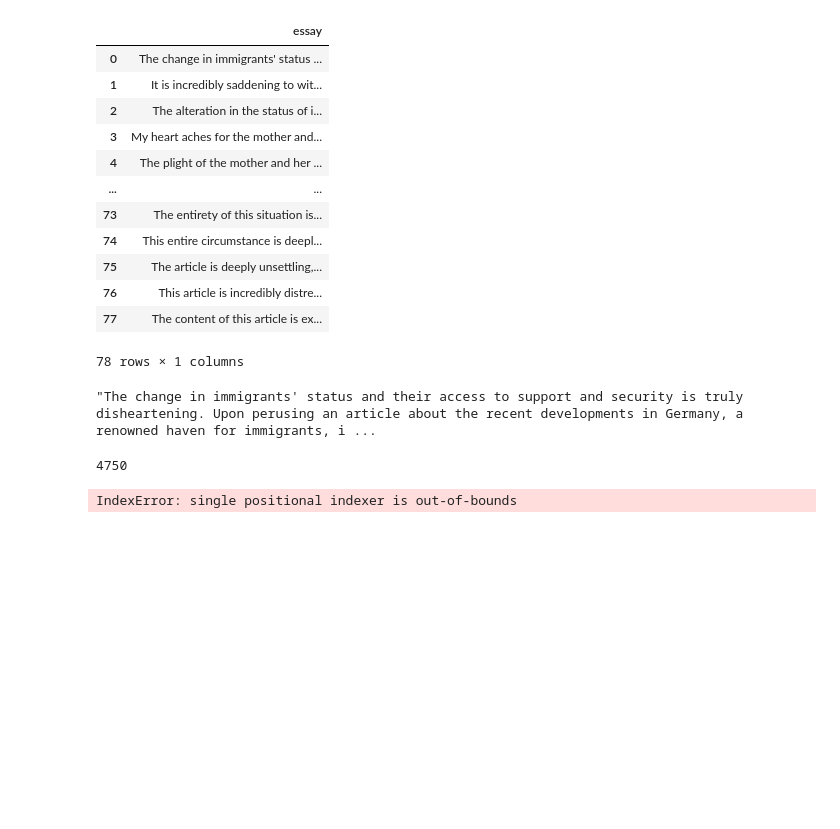
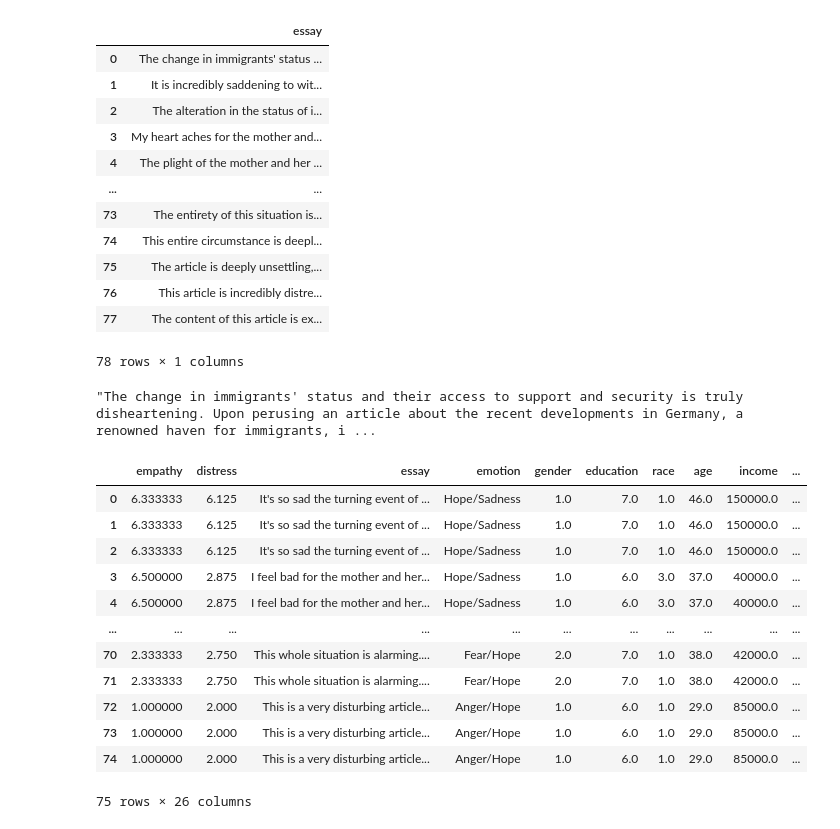
Before and after one commit to HLT-Ghisolfi-Leuzzi-Testa/WASSA-2023, a Jupyter notebook: hope_rephrasing/fusion.ipynb, the cells around one changed output. Drawn from its saved outputs; the diff is of its cells as text; code cells hidden in the pictures; blank space fills up the shorter version.

```diff
--- a/hope_rephrasing/fusion.ipynb
+++ b/hope_rephrasing/fusion.ipynb
@@ -189,3 +189,9 @@ print(counts['race']) # in rage [1, 6]
 {1.0: 880, 2.0: 703}
 {6.0: 701, 4.0: 372, 5.0: 177, 2.0: 169, 7.0: 131, 3.0: 33}
 {1.0: 1186, 3.0: 161, 5.0: 103, 2.0: 97, 6.0: 21, 4.0: 15}
+# %%
+count=0
+for idx, row in data.iterrows():
+    if row['hope'] == 1:
+        count +=1
+print(count)
@@ -191,0 +200,7 @@ print(counts['race']) # in rage [1, 6]
+# %%
+count=0
+for idx, row in data.iterrows():
+    if row['hope'] == 1:
+        count +=1
+        print(idx)
+        print(row['essay'])
@@ -265,14 +298,26 @@ new_samples.iloc[0]['essay']
 "The change in immigrants' status and their access to support and security is truly disheartening. Upon perusing an article about the recent developments in Germany, a renowned haven for immigrants, i ...
 # %%
 new_hope_df = pd.DataFrame()
-count=-1
+c = -1
 for idx, row in data.iterrows():
-  count+=1
-  if row['hope'] == 1:
-    for i in range(3):
-      print((count*3)+1)
-      essay = new_samples.iloc[(count*3)+i]['essay']
-      new_hope_df = new_hope_df.append(row)
+    if row['hope'] == 1:
+        c+=1
+        for i in range(3):
+            essay = new_samples.iloc[(c*3)+i]['essay']
+            new_hope_df = new_hope_df.append(row)
-# %% [output]
-4750
-IndexError: single positional indexer is out-of-bounds
+# %%
+new_hope_df.reset_index(drop=True)
+# %% [output]
+|  | empathy | distress | essay | emotion | gender | education | race | age | income | ... |
+| 0 | 6.333333 | 6.125 | It's so sad the turning event of ... | Hope/Sadness | 1.0 | 7.0 | 1.0 | 46.0 | 150000.0 | ... |
+| 1 | 6.333333 | 6.125 | It's so sad the turning event of ... | Hope/Sadness | 1.0 | 7.0 | 1.0 | 46.0 | 150000.0 | ... |
+| 2 | 6.333333 | 6.125 | It's so sad the turning event of ... | Hope/Sadness | 1.0 | 7.0 | 1.0 | 46.0 | 150000.0 | ... |
+| 3 | 6.500000 | 2.875 | I feel bad for the mother and her... | Hope/Sadness | 1.0 | 6.0 | 3.0 | 37.0 | 40000.0 | ... |
+| 4 | 6.500000 | 2.875 | I feel bad for the mother and her... | Hope/Sadness | 1.0 | 6.0 | 3.0 | 37.0 | 40000.0 | ... |
+| ... | ... | ... | ... | ... | ... | ... | ... | ... | ... | ... |
+| 70 | 2.333333 | 2.750 | This whole situation is alarming.... | Fear/Hope | 2.0 | 7.0 | 1.0 | 38.0 | 42000.0 | ... |
+| 71 | 2.333333 | 2.750 | This whole situation is alarming.... | Fear/Hope | 2.0 | 7.0 | 1.0 | 38.0 | 42000.0 | ... |
+| 72 | 1.000000 | 2.000 | This is a very disturbing article... | Anger/Hope | 1.0 | 6.0 | 1.0 | 29.0 | 85000.0 | ... |
+| 73 | 1.000000 | 2.000 | This is a very disturbing article... | Anger/Hope | 1.0 | 6.0 | 1.0 | 29.0 | 85000.0 | ... |
+| 74 | 1.000000 | 2.000 | This is a very disturbing article... | Anger/Hope | 1.0 | 6.0 | 1.0 | 29.0 | 85000.0 | ... |
+75 rows × 26 columns
```
Also changed, not shown: parts of 8 cells of this notebook.
